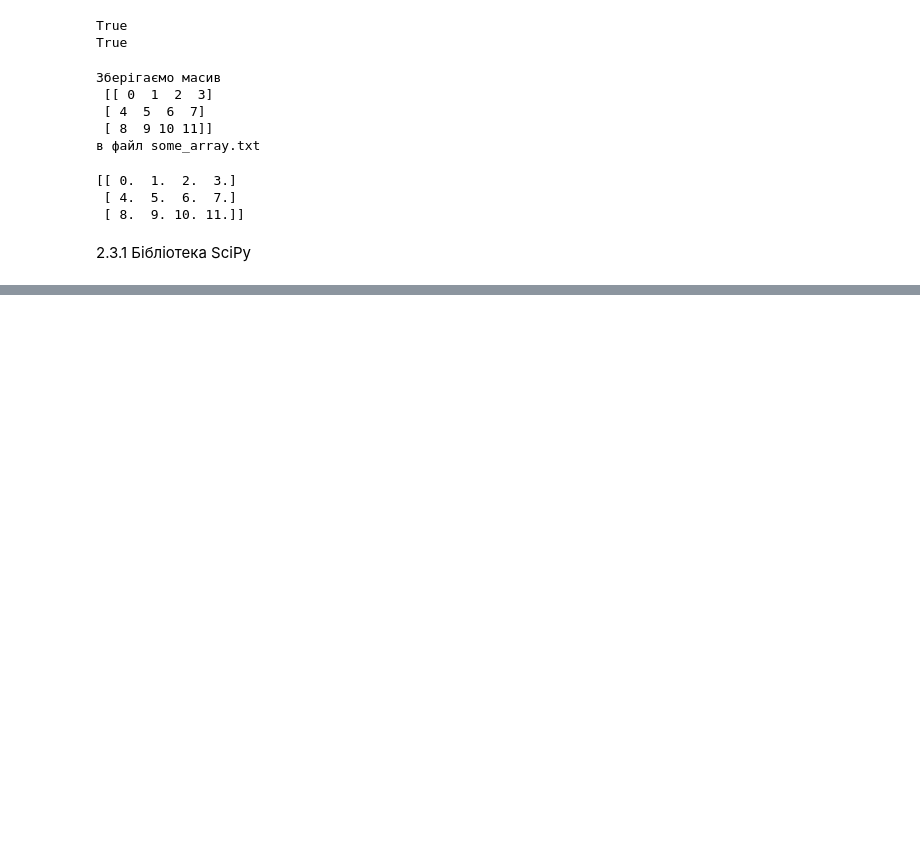
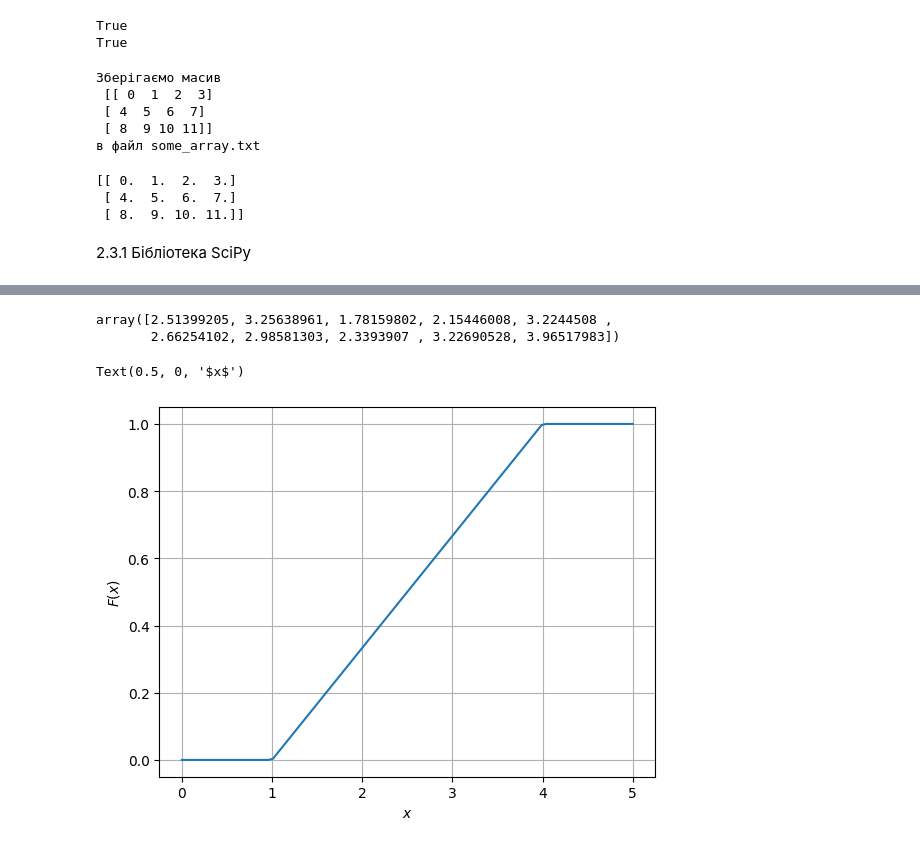
Before and after one commit to zzabaras/projects, a Jupyter notebook: python_projects/ШБД/sbd.ipynb, the cells around one changed output, grey strips where cells are left out. Drawn from its saved outputs; the diff is of its cells as text; code cells hidden in the pictures; blank space fills up the shorter version.

```diff
--- a/python_projects/ШБД/sbd.ipynb
+++ b/python_projects/ШБД/sbd.ipynb
@@ -796,0 +1006,21 @@ print(new_arr)
+# %%
+a = 1
+b = 4
+
+uniform_rv = sts.uniform(a, b-a)
+uniform_rv.rvs(10)
+# %% [output]
+array([2.51399205, 3.25638961, 1.78159802, 2.15446008, 3.2244508 ,
+       2.66254102, 2.98581303, 2.3393907 , 3.22690528, 3.96517983])
+# %%
+# функція розподілу
+x = np.linspace(0,5,100)
+cdf = uniform_rv.cdf(x)
+plt.plot(x, cdf)
+
+plt.grid()
+plt.ylabel('$F(x)$')
+plt.xlabel('$x$')
+# %% [output]
+Text(0.5, 0, '$x$')
+[figure, added]
```
Also changed, not shown: parts of 57 cells of this notebook.
